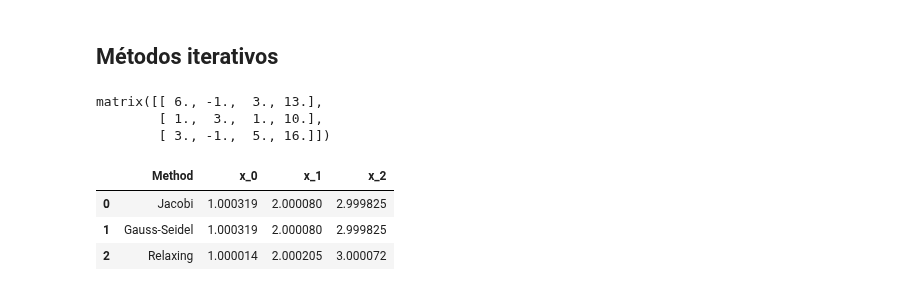
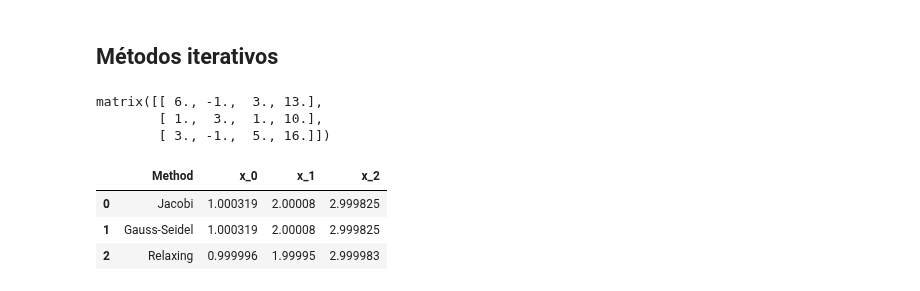
Before and after one commit to igorssant/metodos_numericos, a Jupyter notebook: sistema_equacao/src/methods/methods_validation.ipynb, the cells around one changed output. Cells and saved outputs as stored; diff of their text form; code cells hidden in the pictures.

```diff
--- a/sistema_equacao/src/methods/methods_validation.ipynb
+++ b/sistema_equacao/src/methods/methods_validation.ipynb
@@ -123,35 +123,35 @@ matrix([[ 6., -1.,  3., 13.],
 # %%
 methods = {
     "Jacobi": jacobi,
     "Gauss-Seidel": gauss_seidel,
     "Relaxing": relaxing,
 }
 
 df_result = pd.DataFrame(
     data={
         "Method": [],
         **{f"x_{i}": [] for i in range(A_augmented.shape[1] - 1)},
     }
 )
 
 for method_name, method in methods.items():
     if method_name == "Relaxing":
-        result = method(A_augmented.copy(), tol, max_iter, np.float64(1.12))
+        result, _ = method(A_augmented.copy(), tol, max_iter, np.float64(1.12))
     else:
-        result = method(A_augmented.copy(), tol, max_iter)
+        result, _ = method(A_augmented.copy(), tol, max_iter)
 
     # Append the results to the DataFrame
     tmp_df = pd.DataFrame(
         data={
             "Method": [method_name],
             **{f"x_{i}": result[i] for i in range(result.shape[0])},
         }
     )
 
     df_result = pd.concat([df_result, tmp_df], ignore_index=True)
 df_result
 # %% [output]
 |  | Method | x_0 | x_1 | x_2 |
-| 0 | Jacobi | 1.000319 | 2.000080 | 2.999825 |
-| 1 | Gauss-Seidel | 1.000319 | 2.000080 | 2.999825 |
-| 2 | Relaxing | 1.000014 | 2.000205 | 3.000072 |
+| 0 | Jacobi | 1.000319 | 2.00008 | 2.999825 |
+| 1 | Gauss-Seidel | 1.000319 | 2.00008 | 2.999825 |
+| 2 | Relaxing | 0.999996 | 1.99995 | 2.999983 |
```
Also changed, not shown: 11 other files.
